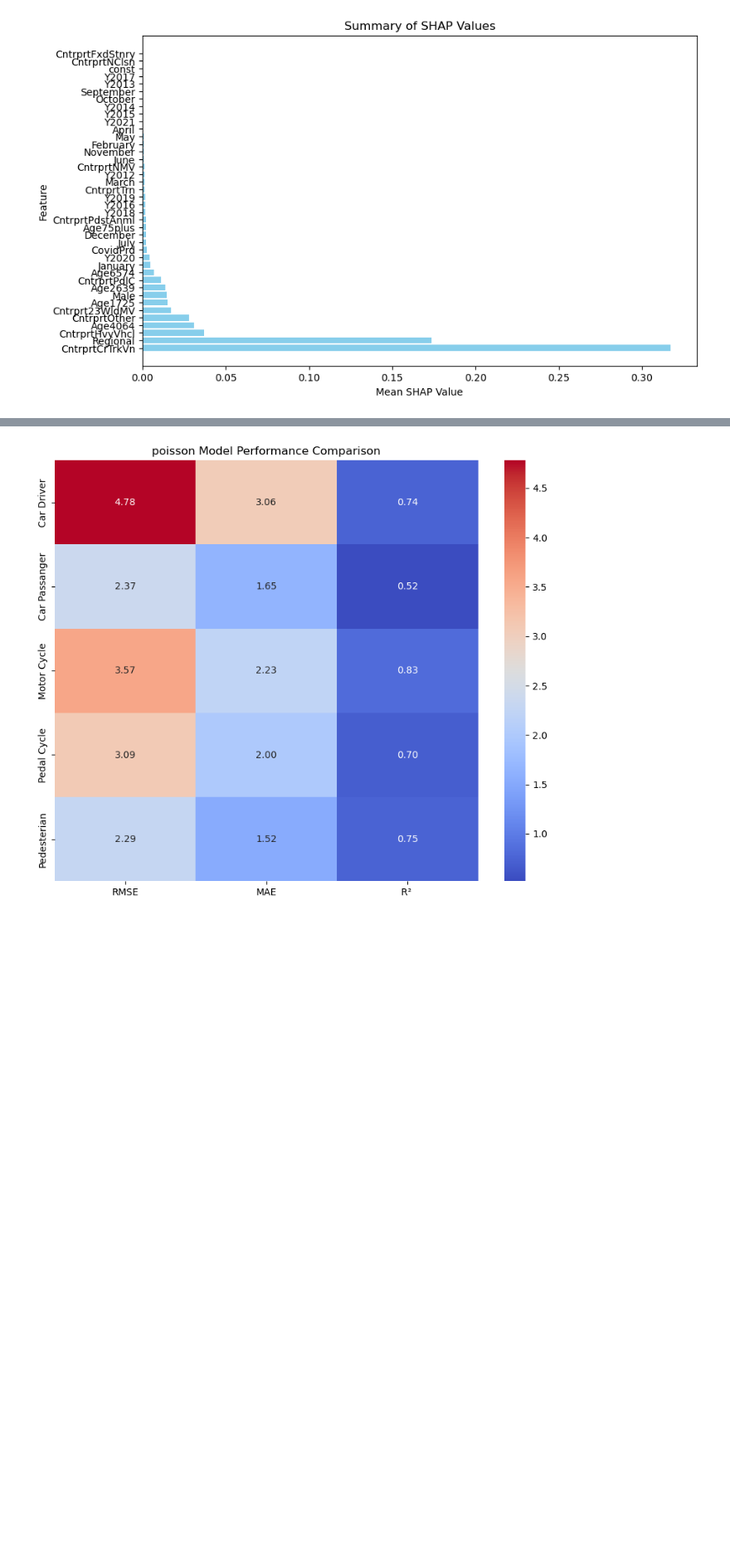
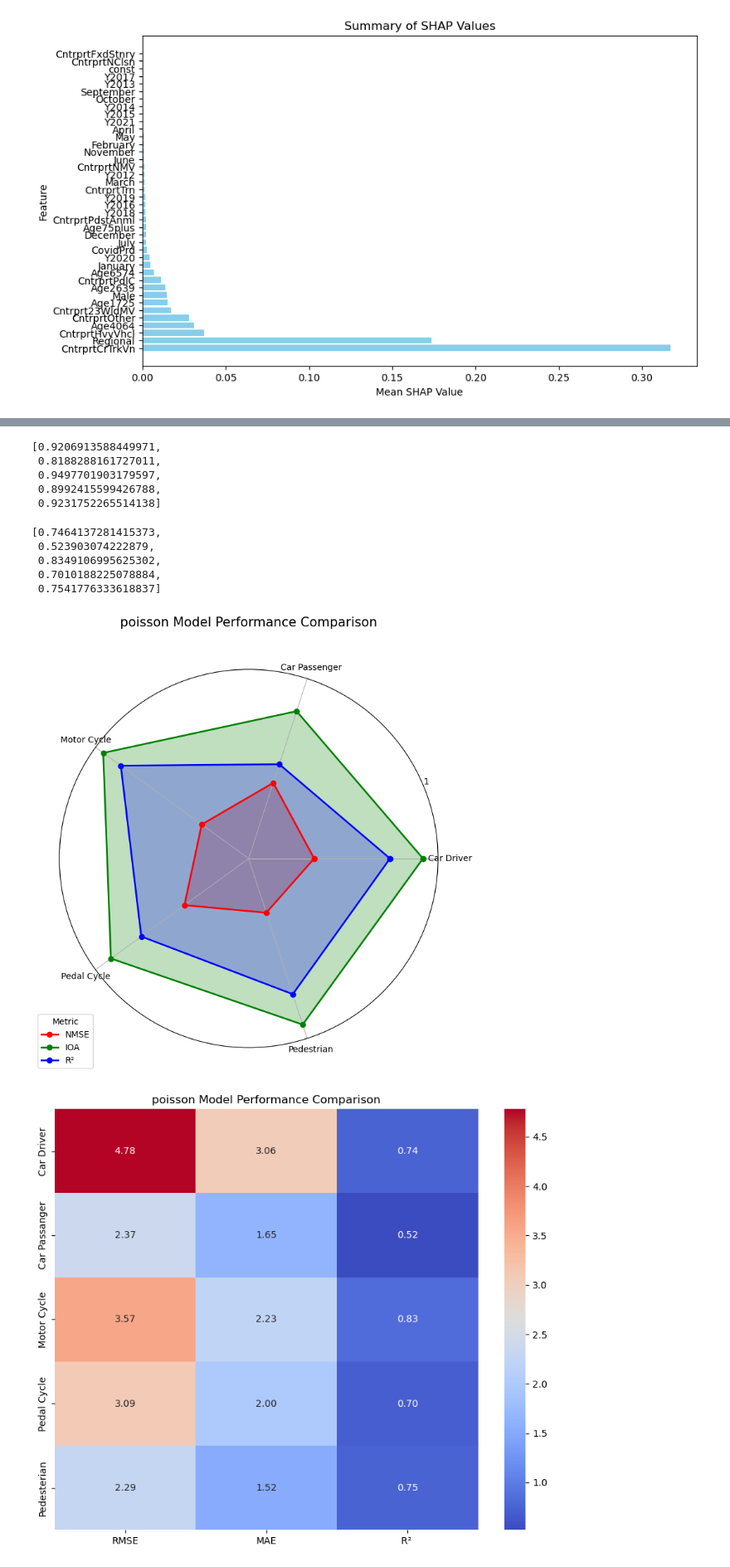
Before and after one commit to mraminamiri/National_Accident, a Jupyter notebook: HospitalRegression/poison_models.ipynb, the cells around one changed output, grey strips where cells are left out. Shown at 83% size. Cells and saved outputs as stored; diff of their text form; code cells hidden in the pictures; blank space fills up the shorter version.

```diff
--- a/HospitalRegression/poison_models.ipynb
+++ b/HospitalRegression/poison_models.ipynb
@@ -917,3 +1309,76 @@ CntrprtPdlC        CntrprtPdlC         0.011222
+# %%
+ioa_values
+# %% [output]
+[0.9206913588449971,
+ 0.8188288161727011,
+ 0.9497701903179597,
+ 0.8992415599426788,
+ 0.9231752265514138]
+# %%
+r2_values
+# %% [output]
+[0.7464137281415373,
+ 0.523903074222879,
+ 0.8349106995625302,
+ 0.7010188225078884,
+ 0.7541776333618837]
+# %%
+import matplotlib.pyplot as plt
+import numpy as np
+
+nmse_values = [0.3460120844822917,
+ 0.4205514729205415,
+ 0.30643169432917866,
+ 0.4194668857273545,
+ 0.3013521335084202]
+
+
+ioa_values = [0.9206913588449971,
+ 0.8188288161727011,
+ 0.9497701903179597,
+ 0.8992415599426788,
+ 0.9231752265514138]
+
+r2_values =[0.7464137281415373,
+ 0.523903074222879,
+ 0.8349106995625302,
+ 0.7010188225078884,
+ 0.7541776333618837]
+
+labels = ['Car Driver', 'Car Passenger', 'Motor Cycle', 'Pedal Cycle', 'Pedestrian']
+
+data = np.array([nmse_values, ioa_values, r2_values])
+
+num_vars = data.shape[1]
+
+angles = np.linspace(0, 2 * np.pi, num_vars, endpoint=False).tolist()
+angles += angles[:1]
+fig, ax = plt.subplots(figsize=(8, 8), subplot_kw=dict(polar=True))
+
+colors = ['red', 'green', 'blue']
+labels_metric = ['NMSE', 'IOA', 'R²']
+
+for idx, (data_slice, color, label) in enumerate(zip(data, colors, labels_metric)):
+    if label == 'MAE':
+        alpha_value = 0.5
+    else:
+        alpha_value = 0.25
+    data_slice = np.concatenate([data_slice, [data_slice[0]]])
+    ax.plot(angles, data_slice, 'o-', linewidth=2, label=label, color=color)
+    ax.fill(angles, data_slice, alpha=alpha_value, color=color)
+
+ax.set_xticks(angles[:-1])
+ax.set_xticklabels(labels)
+ax.set_yticks([1, 2, 3, 4, 5])
+ax.set_yticklabels(['1', '2', '3', '4', '5'])
+
+plt.title('poisson Model Performance Comparison', size=15, color='black', y=1.1)
+plt.legend(title='Metric', loc='upper right', bbox_to_anchor=(0.1, 0.1))
+ax.set_ylim(0, 1)
+
+plt.show()
+# %% [output]
+[figure, added]
 # %%
 import seaborn as sns
 import matplotlib.pyplot as plt
```
Also changed, not shown: parts of 8 cells of this notebook, 2 other files.
